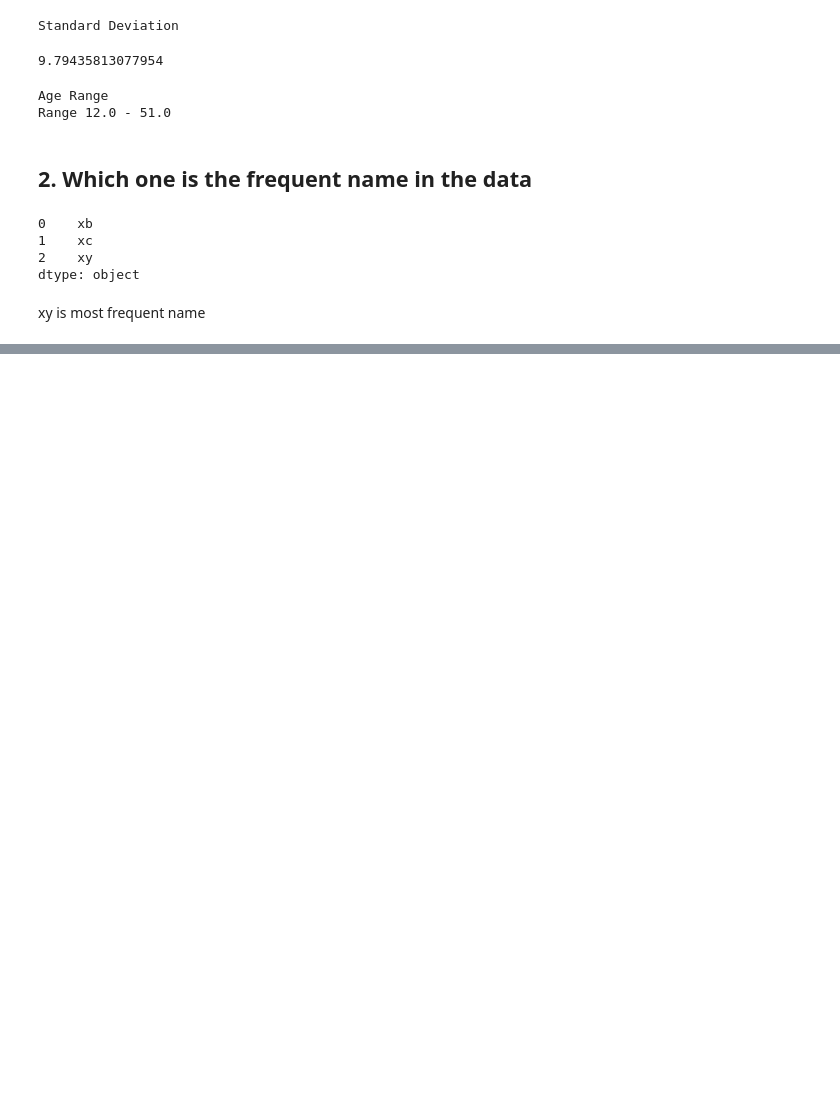
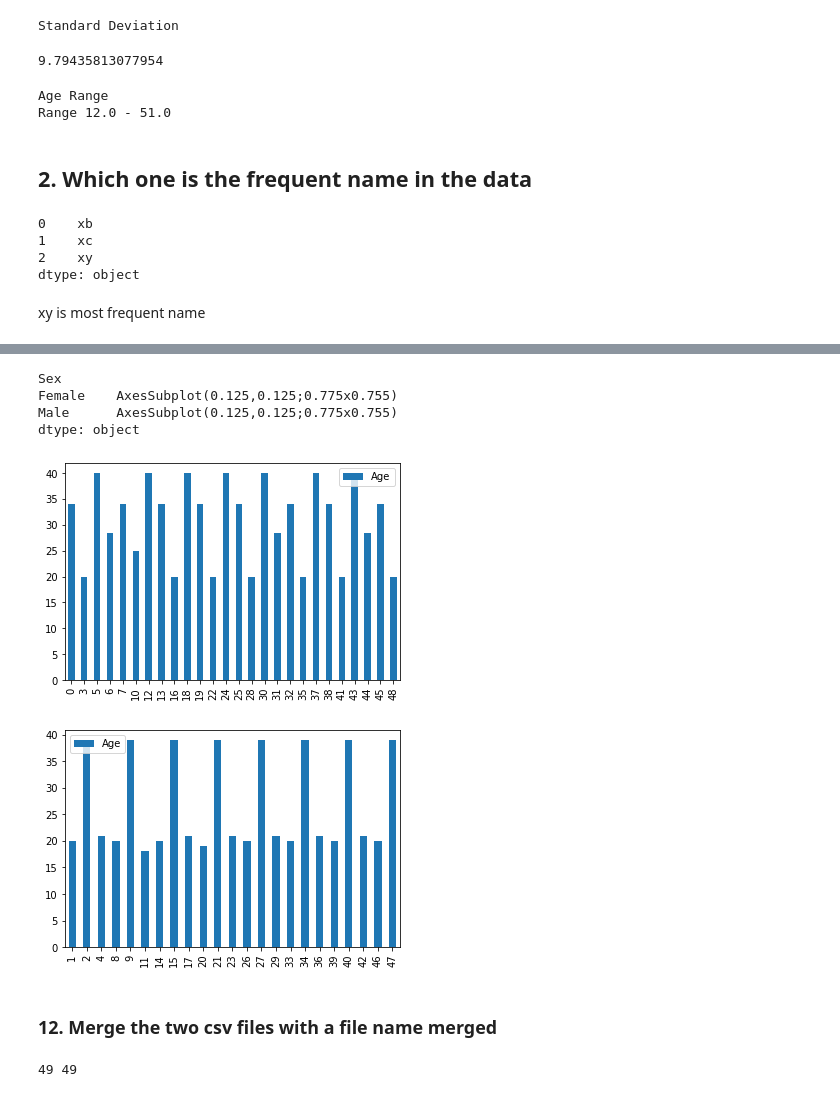
Before and after one commit to jonmersha/dataminingWorkSheet, a Jupyter notebook: worksheetSol.ipynb, the cells around one changed output, grey strips where cells are left out. Drawn from its saved outputs; the diff is of its cells as text; code cells hidden in the pictures; blank space fills up the shorter version.

```diff
--- a/worksheetSol.ipynb
+++ b/worksheetSol.ipynb
@@ -121,0 +226,15 @@ xy is most frequent name
+# %%
+sex_age.groupby(['Sex']).plot(kind='bar')
+# %% [output]
+Sex
+Female    AxesSubplot(0.125,0.125;0.775x0.755)
+Male      AxesSubplot(0.125,0.125;0.775x0.755)
+dtype: object
+[figure, added]
+[figure, added]
+# %% [markdown]
+### 12.	Merge the two csv files with a file name merged
+# %%
+print(len(sex_age),len(year_achievement))
+# %% [output]
+49 49
```
Also changed, not shown: parts of 26 cells of this notebook, 1 other file.
